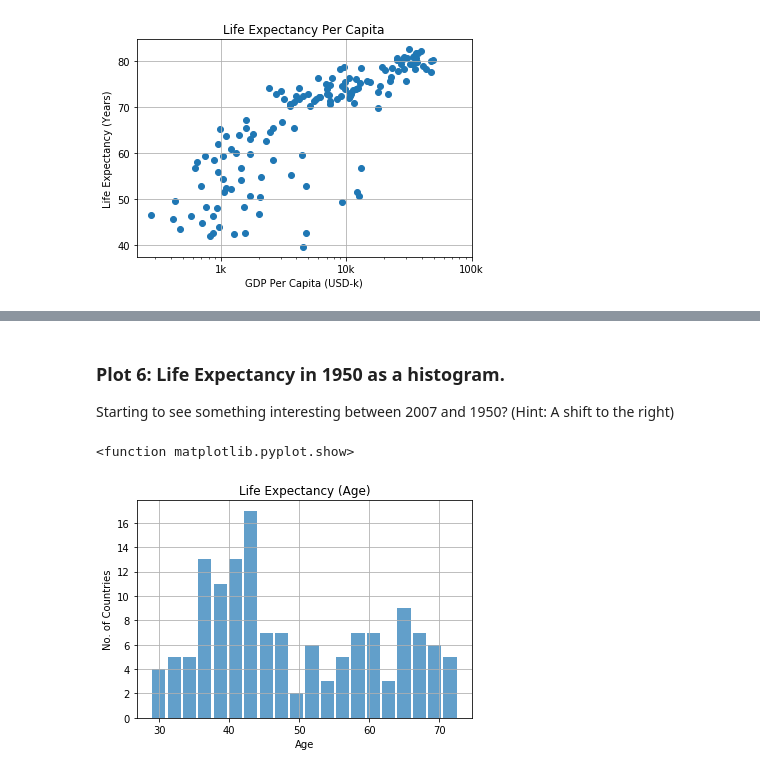
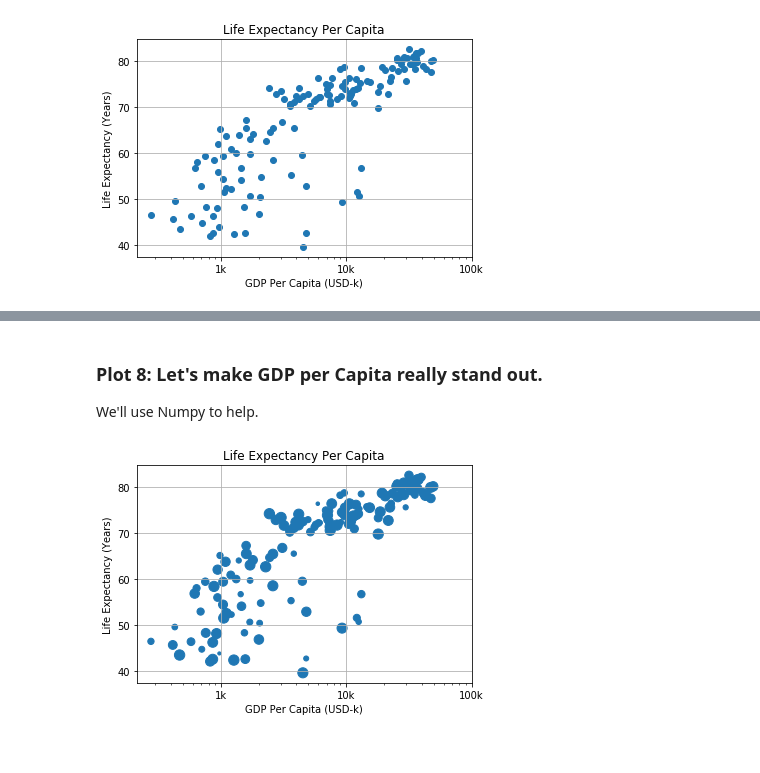
Before and after one commit to afminmax/DC-Data-Scientist-Lessons, a Jupyter notebook: matplotlib1.ipynb, the cells around one changed output, grey strips where cells are left out. Cells and saved outputs as stored; diff of their text form; code cells hidden in the pictures.

```diff
--- a/matplotlib1.ipynb
+++ b/matplotlib1.ipynb
@@ -85,13 +112,24 @@ plt.show
-# %% [markdown]
-### Plot 6: Life Expectancy in 1950 as a histogram.
-Starting to see something interesting between 2007 and 1950? (Hint: A shift to the right)
-# %%
-plt.hist(life_exp_1950, bins = 20, alpha=0.7, rwidth=0.85)
-plt.title('Life Expectancy (Age)')
-plt.xlabel('Age')
-plt.ylabel('No. of Countries')
-plt.grid(True)
-plt.show
-# %% [output]
-<function matplotlib.pyplot.show>
-[figure, removed]
+# %% [markdown]
+### Plot 8: Let's make GDP per Capita really stand out.
+We'll use Numpy to help.
+# %%
+# Store pop as a numpy array: np_pop
+np_pop = np.array(pop)
+
+# Double np_pop
+np_pop = np_pop * 10
+
+plt.scatter(gdp_cap, life_exp, s = np_pop) # adding the scale to the gdp marker
+plt.xscale('log') # lets stretch this out a bit to get clearer view
+tick_val = [1000, 10000, 100000] # make the x-axis make more sense, no exponents!
+tick_lab = ['1k', '10k', '100k']
+plt.xticks(tick_val, tick_lab)
+
+plt.title('Life Expectancy Per Capita')
+plt.xlabel('GDP Per Capita (USD-k)')
+plt.ylabel('Life Expectancy (Years)')
+
+plt.grid(True)
+plt.show()
+# %% [output]
+[figure, added]
```
Also changed, not shown: parts of 17 cells of this notebook.
